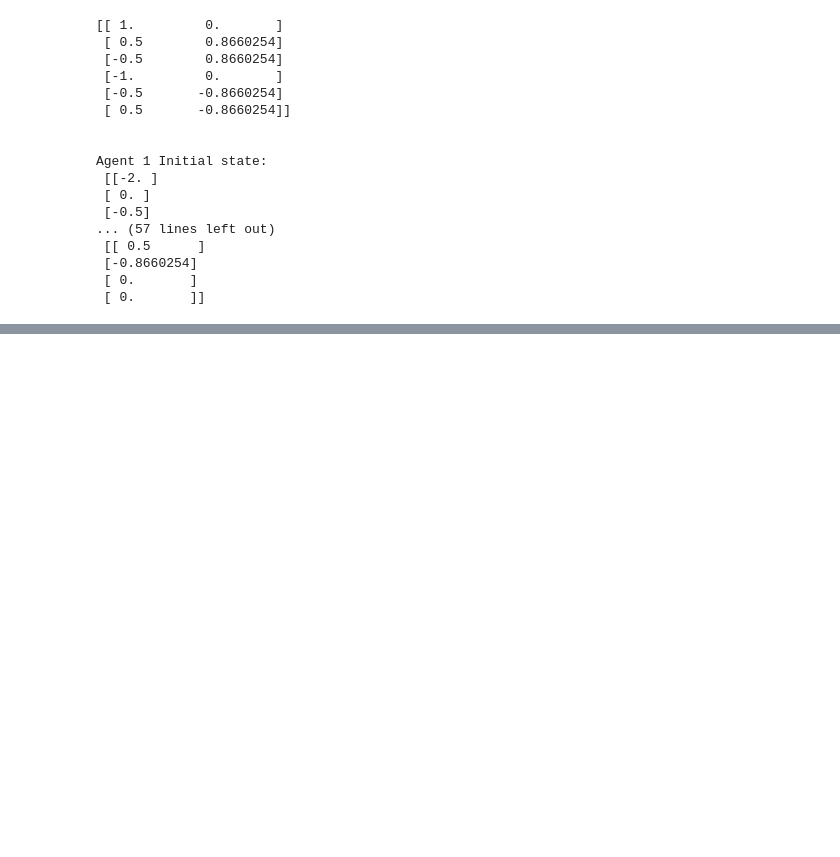
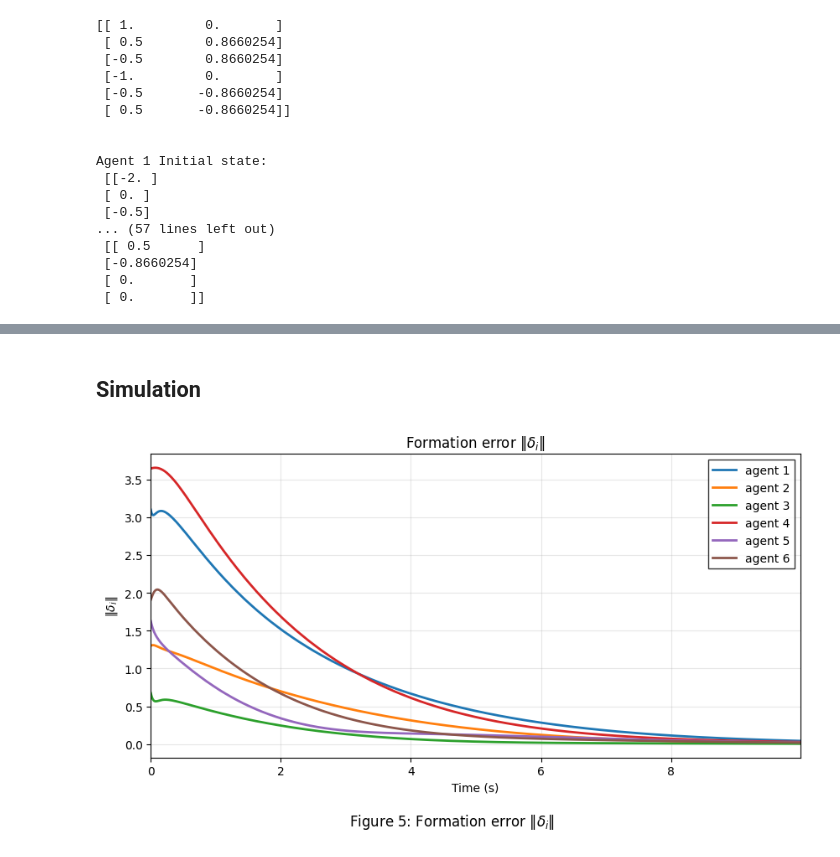
Before and after one commit to hungnguyen-125/Safety_Formation_Control_CBF, a Jupyter notebook: test.ipynb, the cells around one changed output, grey strips where cells are left out. Drawn from its saved outputs; the diff is of its cells as text; code cells hidden in the pictures; blank space fills up the shorter version.

Commit message:
Update utils.metrics: Error tracker, add helper functions - error norm, formation error, Update utils.visualizer: add ploplot_formation_error, plot_relative_trajectories, plot_world_trajectories

```diff
--- a/test.ipynb
+++ b/test.ipynb
@@ -6,7 +8,7 @@ from safety_formation.control_law.nominal import CentralizedFormationControl
 # %% [markdown]
 ## Topology
 # %%
-A = np.array([
+adj_matrix = np.array([
     [0, 1, 0, 0, 0, 1],
     [1, 0, 1, 0, 0, 0],
     [0, 1, 0, 1, 0, 0],
@@ -17,7 +19,7 @@ A = np.array([
 
 leader_access = [1, 0, 1, 0, 0, 0]
 
-topo = Topology(num_agents=6, adjacency_matrix=A, leader_access=leader_access)
+topo = Topology(num_agents=6, adjacency_matrix=adj_matrix, leader_access=leader_access)
 
 topo.plot()
 # %% [output]
@@ -82,0 +178,44 @@ Agent 1 Initial state:
+# %% [markdown]
+## Simulation
+# %%
+from utils import ErrorTracker, compute_delta_norms
+from utils import plot_formation_error, plot_relative_trajectories, plot_world_trajectories
+
+controller = CentralizedFormationControl(K_matrix=K, K_prime_matrix=K_prime)
+tracker = ErrorTracker()
+
+dt = 0.01
+T = 10.0
+steps = int(T / dt)
+
+for k in range(steps):
+
+    # ---- Controller (centralized) ----
+    U = controller.compute_nominal(
+        all_agents=agents,
+        topology=topo,
+        leader_state=leader.state
+    )  # shape (N,2)
+
+    # ---- Apply control to each follower ----
+    for i, ag in enumerate(agents):
+        ag.update_physics(U[i], dt)
+
+    # ---- Leader dynamics (optional) ----
+    # Ví dụ leader constant velocity:
+    leader.update_physics([0, 0], dt)
+
+    # ---- Track error ----
+    tracker.step(agents, leader.state)
+# %%
+dt = 0.01
+norms = compute_delta_norms(agents, leader, use_pos_only=False)  # dùng 4D error
+# hoặc use_pos_only=True nếu paper chỉ xét position error
+
+plot_formation_error(
+    norms,
+    dt=dt,
+    caption=r"Figure 5: Formation error $\|\delta_i\|$"
+)
+# %% [output]
+[figure, added]
```
Also changed, not shown: parts of 5 cells of this notebook, 4 other files.
